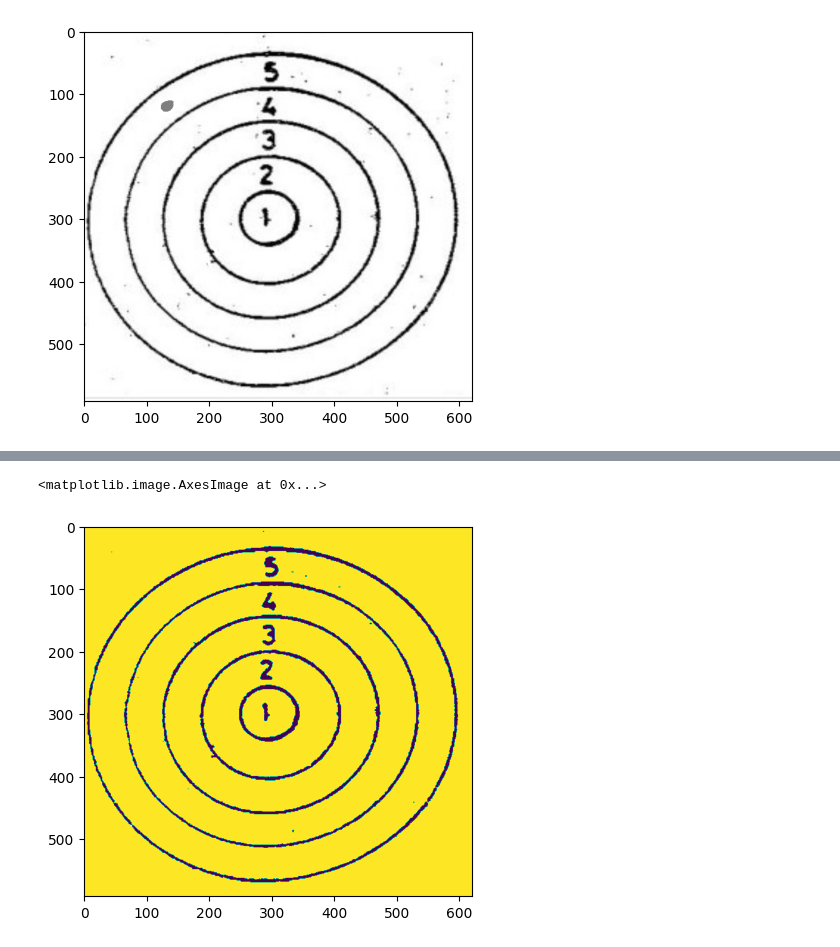
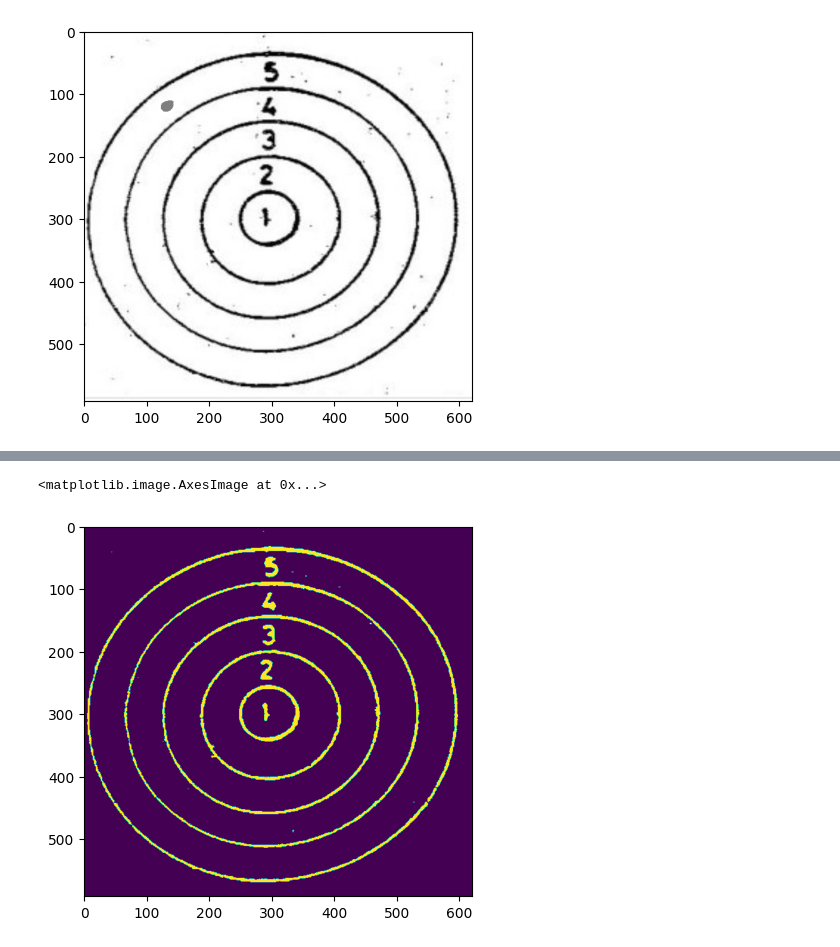
Before and after one commit to eomerfaruk/hedef_bulma_proje, a Jupyter notebook: Untitled-1.ipynb, the cells around one changed output, grey strips where cells are left out. Cells and saved outputs as stored; diff of their text form; code cells hidden in the pictures.

```diff
--- a/Untitled-1.ipynb
+++ b/Untitled-1.ipynb
@@ -49,2 +95,4 @@ plt.imshow(mask,cmap="gray")
+# %%
+img = cv2.imread("3.png")
 # %%
-img = cv2.cvtColor(img.copy() , cv2.COLOR_BGR2GRAY)
+img = cv2.cvtColor(img , cv2.COLOR_BGR2HSV)
@@ -63,5 +99,9 @@ threshold = cv2.threshold(img ,120, 160, cv2.THRESH_BINARY)[1]
+# %%
+lower = np.array([0, 0, 0])
+upper = np.array([123, 201,120 ])
+img = cv2.inRange(img , lower , upper)
 # %%
-plt.imshow(threshold)
+plt.imshow(img)
 # %% [output]
 <matplotlib.image.AxesImage at 0x...>
-[figure, old version]
+[figure, new version]
```
Also changed, not shown: parts of 36 cells of this notebook, 1 other file.
